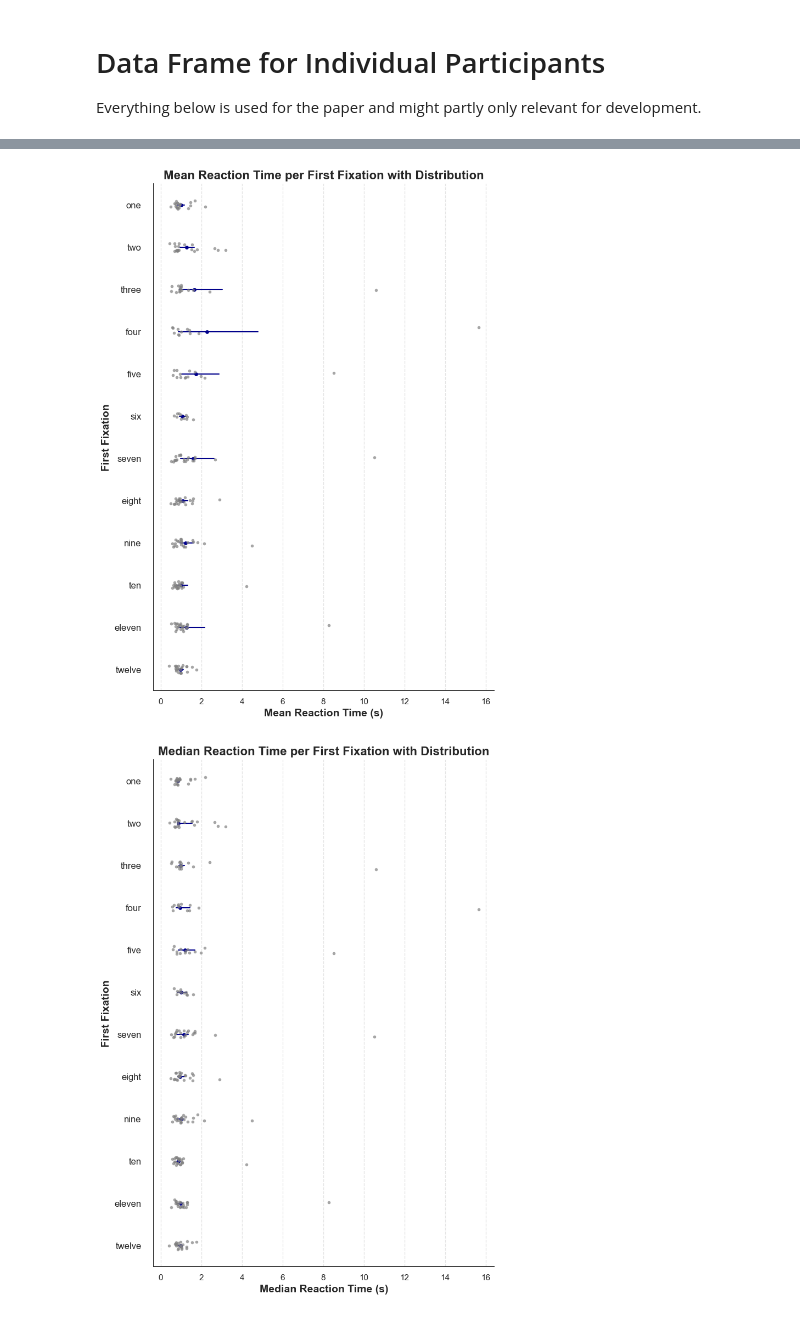
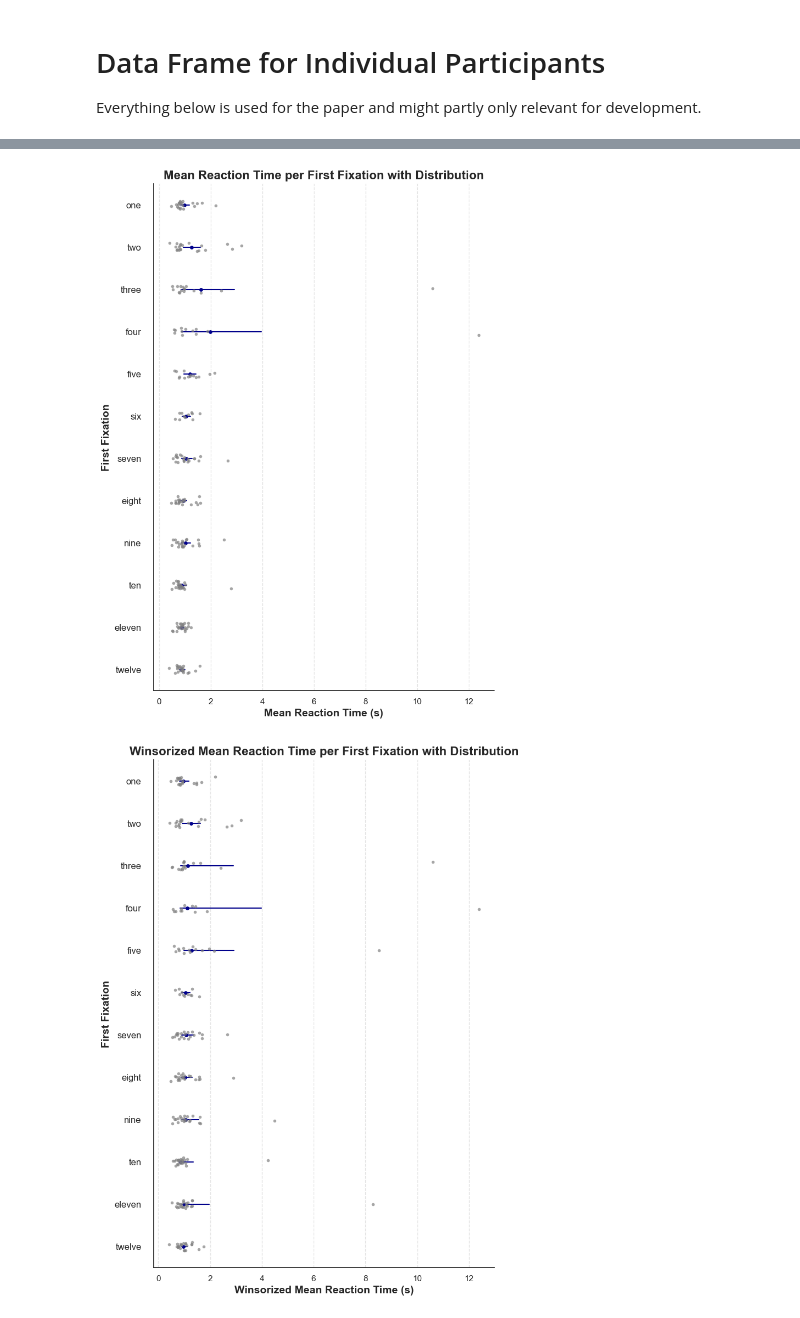
Before and after one commit to PatrickEbner/2024-SoSe_EyeTracking, a Jupyter notebook: scripts/DiagonalBias.ipynb, the cells around one changed output, grey strips where cells are left out. Cells and saved outputs as stored; diff of their text form; code cells hidden in the pictures.

Commit message:
Error search 20250716

```diff
--- a/scripts/DiagonalBias.ipynb
+++ b/scripts/DiagonalBias.ipynb
@@ -176,7 +176,8 @@ for file in tsv_files:
     for show_time in show_stimulus_times:
 
         # Filter fixations that occur after the 'SHOW_STIMULUS' event time
-        valid_fixations = df_fixations[df_fixations['TIME'] > show_time]
+        next_show_time = show_stimulus_times[i] if i < len(show_stimulus_times) else np.inf
+        valid_fixations = df_fixations[(df_fixations['TIME'] > show_time) & (df_fixations['TIME'] <= min(show_time + 5000, next_show_time))]
 
         target_list = []
         target_list.append(restructured_list[i])
@@ -1289,9 +1064,9 @@ plt.gca().tick_params(axis='y', pad=10)  # Increase padding between labels and a
 plt.yticks(fontsize=14)  # Increase font size for better readability
 
 # Pointplot for mean reaction time with confidence intervals
-sns.pointplot(data=mean_time_by_fixation,
+sns.pointplot(data=winsorized_mean_time,
               y='first_fixation',
-              x='mean_time_by_fixation',
+              x='winsorized_mean_time_by_fixation',
               order=fixation_order,
               estimator='mean',
               errorbar=('ci', 95),  # Updated parameter
@@ -1301,9 +1076,9 @@ sns.pointplot(data=mean_time_by_fixation,
               linestyle="none")
 
 # Stripplot as an alternative to swarmplot
-sns.stripplot(data=mean_time_by_fixation,
+sns.stripplot(data=winsorized_mean_time,
               y='first_fixation',
-              x='mean_time_by_fixation',
+              x='winsorized_mean_time_by_fixation',
               order=fixation_order,
               color='gray',
               size=4,  # Decreased size
@@ -1326,10 +1101,17 @@ sns.despine()
 # Show the plot
 plt.show()
 # %% [output]
-[figure, old version]
+[figure, new version]
 # %%
 import matplotlib.pyplot as plt
 import seaborn as sns
+import numpy as np
+from scipy.stats.mstats import winsorize
+
+def winsorized_mean(values):
+    # Apply winsorization to limit extreme values
+    winsorized_data = winsorize(values, limits=[0.1, 0.1])
+    return np.mean(winsorized_data)
 
 # Ensure order matches first fixation values
 fixation_order = ['one','two','three','four','five','six','seven','eight','nine','ten','eleven','twelve']
@@ -1340,45 +1122,42 @@ plt.figure(figsize=(8, 12))  # Increase figure height
 plt.gca().tick_params(axis='y', pad=10)  # Increase padding between labels and axis
 plt.yticks(fontsize=14)  # Increase font size for better readability
 
-# Pointplot for median reaction time with confidence intervals
+# Pointplot for winsorized mean reaction time with confidence intervals
 sns.pointplot(data=mean_time_by_fixation,
               y='first_fixation',
               x='mean_time_by_fixation',
               order=fixation_order,
-              estimator='median',  # Changed to median
-              errorbar=('ci', 95),
+              estimator=winsorized_mean,  # Use winsorized mean
+              errorbar=('ci', 95),  # Updated parameter
               color='darkblue',
               markers='o',
               linewidth=1.5,
               linestyle="none")
 
 # Stripplot as an alternative to swarmplot
 sns.stripplot(data=mean_time_by_fixation,
               y='first_fixation',
               x='mean_time_by_fixation',
               order=fixation_order,
               color='gray',
               size=4,  # Decreased size
               alpha=0.7,
               jitter=True)  # Adds slight randomization
 
 # Manually adjust marker edges
 for artist in plt.gca().collections:
     artist.set_edgecolor('black')
 
-# Add a dashed vertical reference line at the median reaction time
-median_reaction_time = mean_time_by_fixation['mean_time_by_fixation'].median()
-
 # Customize the plot
 plt.ylabel('First Fixation', fontsize=14, fontweight='bold')
-plt.xlabel('Median Reaction Time (s)', fontsize=14, fontweight='bold')  # Updated xlabel
-plt.title('Median Reaction Time per First Fixation with Distribution', fontsize=16, fontweight='bold')
+plt.xlabel('Winsorized Mean Reaction Time (s)', fontsize=14, fontweight='bold')
+plt.title('Winsorized Mean Reaction Time per First Fixation with Distribution', fontsize=16, fontweight='bold')
 
 plt.yticks(fontsize=12)
 plt.grid(axis='x', linestyle='--', alpha=0.5)
 sns.despine()
 
 # Show the plot
 plt.show()
 # %% [output]
-[figure, old version]
+[figure, new version]
```
Also changed, not shown: parts of 18 cells of this notebook, 3 other files.
